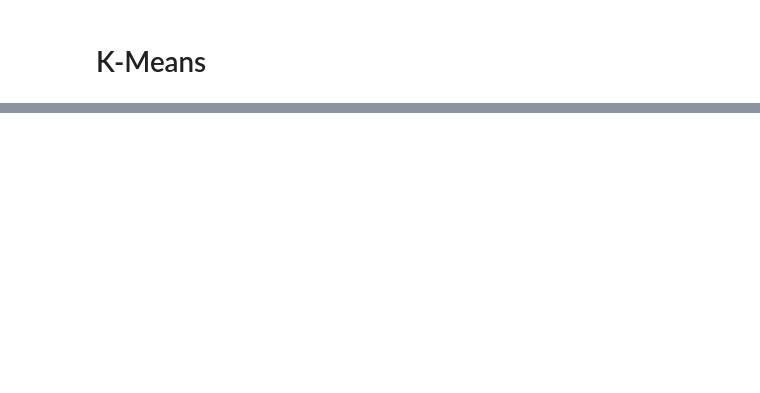
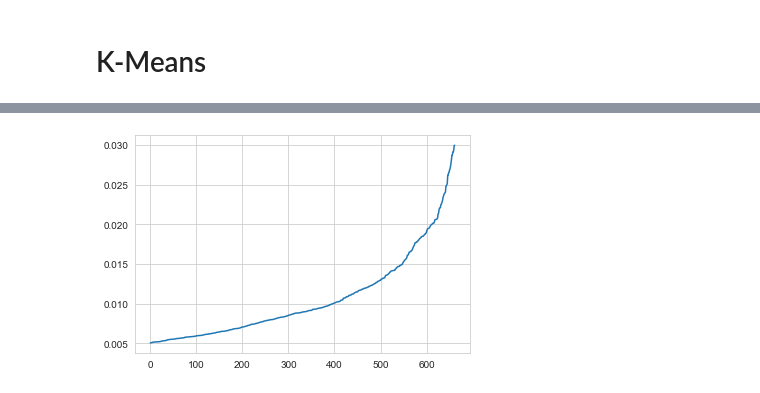
Before and after one commit to AT181903/YelpDatasetAnalysis, a Jupyter notebook: tasks/business_task.ipynb, the cells around one changed output, grey strips where cells are left out. Saved outputs shown, nothing was run; the diff lists cells and outputs as text; code cells hidden in the pictures; blank space fills up the shorter version.

```diff
--- a/tasks/business_task.ipynb
+++ b/tasks/business_task.ipynb
@@ -226,0 +126,4 @@ df_business_filtered_dropped_merged_kmeans.to_csv(
+# %%
+distances = filter_distances_and_plot(distances, 0.03, 0.005);
+# %% [output]
+[figure, added]
```
Also changed, not shown: parts of 35 cells of this notebook, 3 other files.
